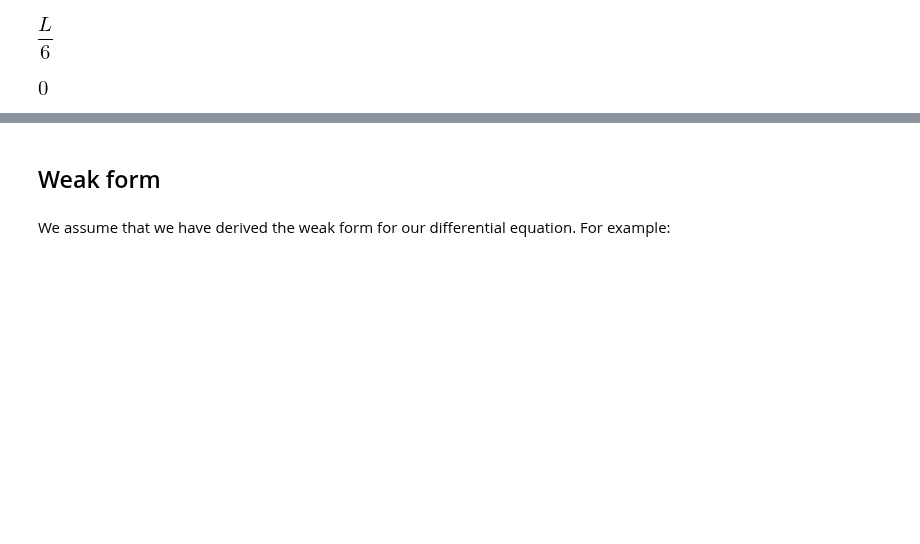
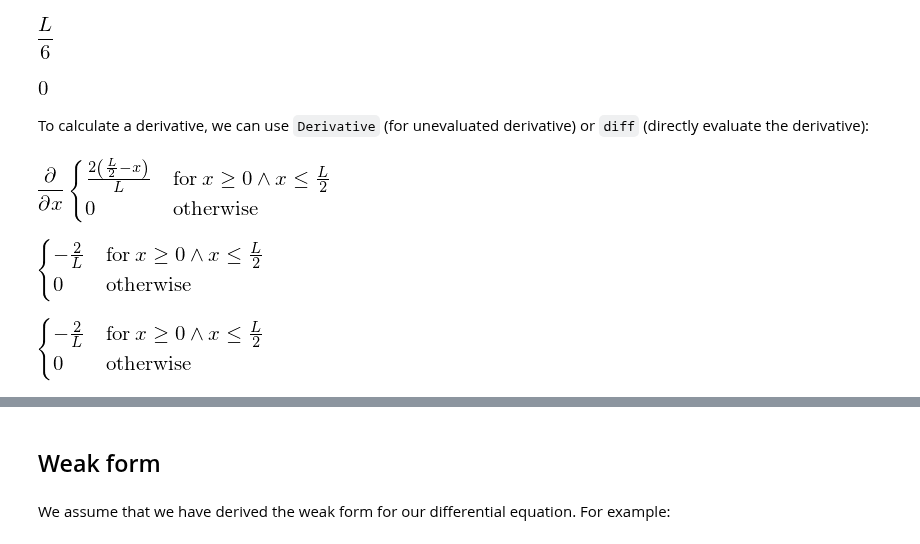
Before and after one commit to f-fathurrahman/ffr-MetodeNumerik, a Jupyter notebook: TF4062_KompRekLanjut/FEM/FEM_1d_symbolic_01.ipynb, the cells around one changed output, grey strips where cells are left out. Cells and saved outputs as stored; diff of their text form; code cells hidden in the pictures; blank space fills up the shorter version.

Commit message:
Minor addition for Derivative and diff

```diff
--- a/TF4062_KompRekLanjut/FEM/FEM_1d_symbolic_01.ipynb
+++ b/TF4062_KompRekLanjut/FEM/FEM_1d_symbolic_01.ipynb
@@ -248,3 +248,17 @@ integrate(N_first*N_first, (x,0,L/2))
 integrate(N_first*N_third, (x,0,L))
 # %% [output]
 [figure]
+# %% [markdown]
+To calculate a derivative, we can use `Derivative` (for unevaluated derivative) or `diff` (directly evaluate the derivative):
+# %%
+Derivative(N_first, x)
+# %% [output]
+[figure, added]
+# %%
+Derivative(N_first, x).doit()
+# %% [output]
+[figure, added]
+# %%
+diff(N_first, x)
+# %% [output]
+[figure, added]
```
Also changed, not shown: parts of 34 cells of this notebook.
